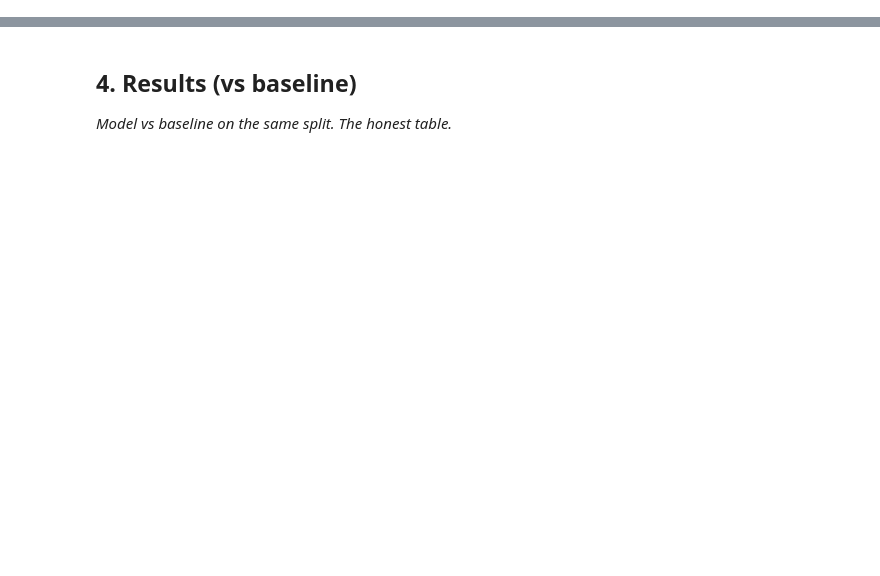
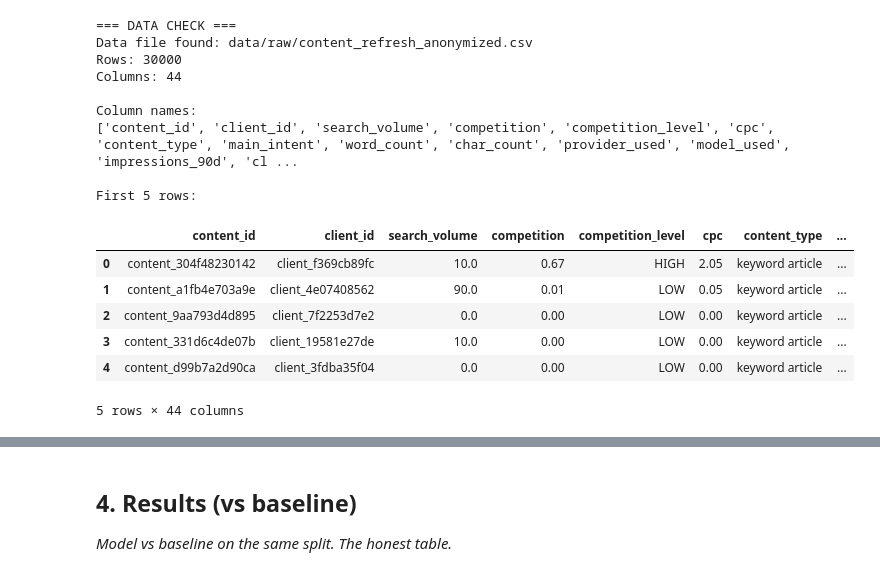
Before and after one commit to MUHAMMADAFFAN786/flyrank-ml-internship-starter, a Jupyter notebook: work/notebooks/capstone.ipynb, the cells around one changed output, grey strips where cells are left out. Cells and saved outputs as stored; diff of their text form; code cells hidden in the pictures; blank space fills up the shorter version.

```diff
--- a/work/notebooks/capstone.ipynb
+++ b/work/notebooks/capstone.ipynb
@@ -20,0 +72,66 @@ This skeleton is yours to fill. Work the sections **in order** — each one has
+# %%
+# Section 2: Data
+
+import os
+import pandas as pd
+
+print("=== DATA CHECK ===")
+
+# Search for the actual dataset inside the repository
+possible_paths = [
+    "data/raw/content_refresh_anonymized.csv",
+    "data/content_refresh_anonymized.csv",
+    "content_refresh_anonymized.csv"
+]
+
+data_path = None
+
+for path in possible_paths:
+    if os.path.exists(path):
+        data_path = path
+        break
+
+# If not found at expected locations, search recursively
+if data_path is None:
+    for root, dirs, files in os.walk("."):
+        for file in files:
+            if file.endswith(".csv") and "content" in file.lower():
+                data_path = os.path.join(root, file)
+                break
+        if data_path:
+            break
+
+if data_path:
+    print("Data file found:", data_path)
+
+    data = pd.read_csv(data_path)
+
+    print("Rows:", len(data))
+    print("Columns:", len(data.columns))
+
+    print("\nColumn names:")
+    print(list(data.columns))
+
+    print("\nFirst 5 rows:")
+    display(data.head())
+
+else:
+    print("Dataset file was not found.")
+    print("Use the prepared dataset already used in the Week-5 modeling work.")
+# %% [output]
+=== DATA CHECK ===
+Data file found: data/raw/content_refresh_anonymized.csv
+Rows: 30000
+Columns: 44
+
+Column names:
+['content_id', 'client_id', 'search_volume', 'competition', 'competition_level', 'cpc', 'content_type', 'main_intent', 'word_count', 'char_count', 'provider_used', 'model_used', 'impressions_90d', 'cl ...
+
+First 5 rows:
+|  | content_id | client_id | search_volume | competition | competition_level | cpc | content_type | ... |
+| 0 | content_304f48230142 | client_f369cb89fc | 10.0 | 0.67 | HIGH | 2.05 | keyword article | ... |
+| 1 | content_a1fb4e703a9e | client_4e07408562 | 90.0 | 0.01 | LOW | 0.05 | keyword article | ... |
+| 2 | content_9aa793d4d895 | client_7f2253d7e2 | 0.0 | 0.00 | LOW | 0.00 | keyword article | ... |
+| 3 | content_331d6c4de07b | client_19581e27de | 10.0 | 0.00 | LOW | 0.00 | keyword article | ... |
+| 4 | content_d99b7a2d90ca | client_3fdba35f04 | 0.0 | 0.00 | LOW | 0.00 | keyword article | ... |
+5 rows × 44 columns
```
Also changed, not shown: parts of 28 cells of this notebook.
